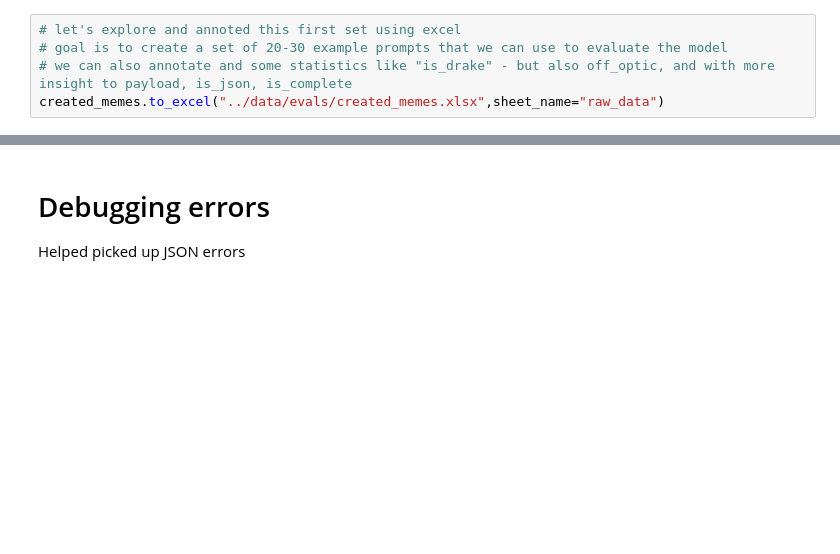
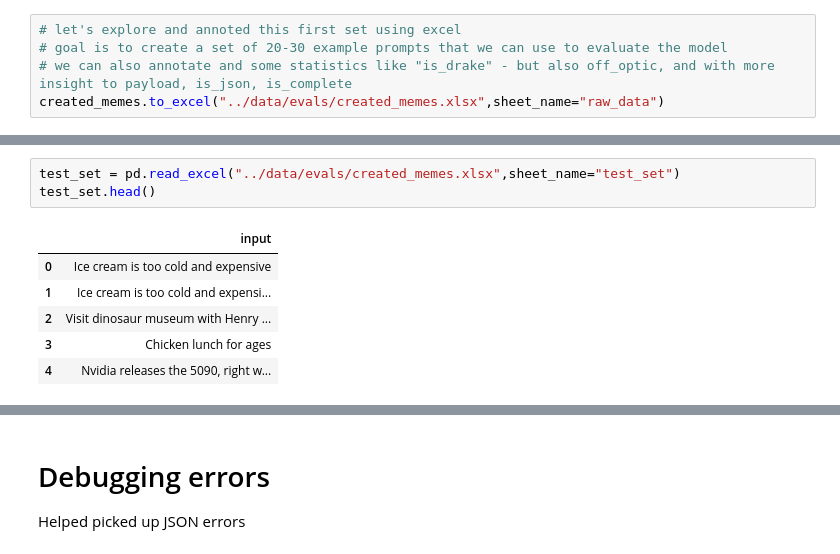
Before and after one commit to GeoffPidcock/llmeme, a Jupyter notebook: notebooks/lookatyourdata.ipynb, the cells around one changed output, grey strips where cells are left out. Saved outputs shown, nothing was run; the diff lists cells and outputs as text; blank space fills up the shorter version.

```diff
--- a/notebooks/lookatyourdata.ipynb
+++ b/notebooks/lookatyourdata.ipynb
@@ -83,0 +86,10 @@ created_memes.to_excel("../data/evals/created_memes.xlsx",sheet_name="raw_data")
+# %%
+test_set = pd.read_excel("../data/evals/created_memes.xlsx",sheet_name="test_set")
+test_set.head()
+# %% [output]
+|  | input |
+| 0 | Ice cream is too cold and expensive |
+| 1 | Ice cream is too cold and expensi... |
+| 2 | Visit dinosaur museum with Henry ... |
+| 3 | Chicken lunch for ages |
+| 4 | Nvidia releases the 5090, right w... |
```
Also changed, not shown: parts of 26 cells of this notebook.
